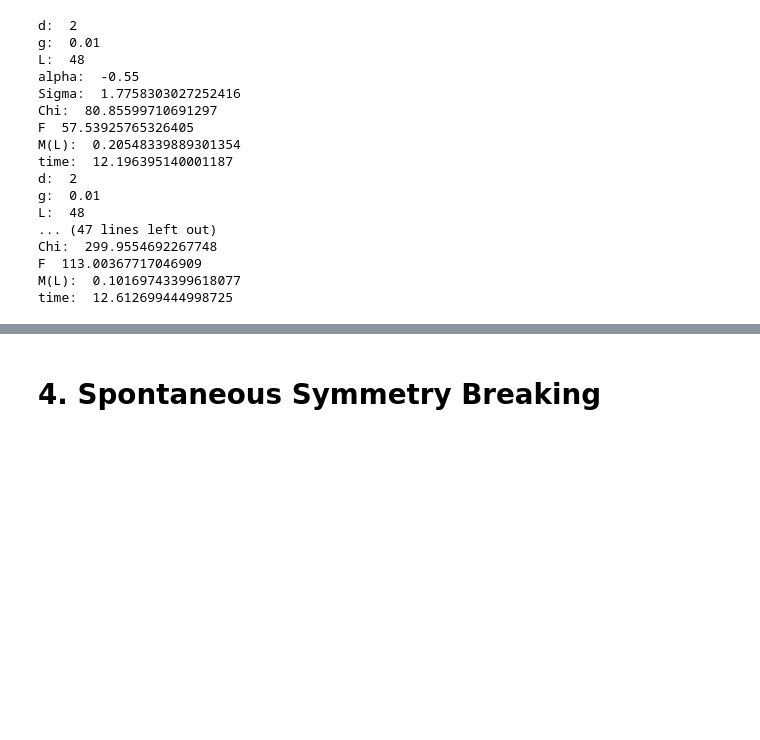
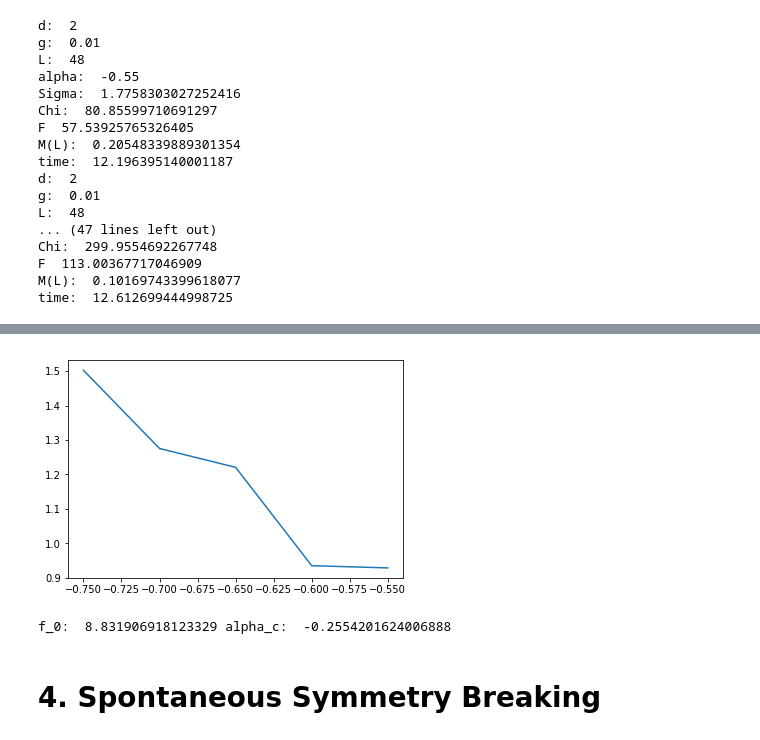
Before and after one commit to farice/QFT-Final-Project, a Jupyter notebook: project1.ipynb, the cells around one changed output, grey strips where cells are left out. Saved outputs shown, nothing was run; the diff lists cells and outputs as text; code cells hidden in the pictures; blank space fills up the shorter version.

```diff
--- a/project1.ipynb
+++ b/project1.ipynb
@@ -680,11 +739,10 @@ d = 4
 L = 12
 g = 0.01
 
-all_sigmas = []
-all_chis = []
-all_Fs = []
+M_Ls = []
+alphas = [-0.55, -0.6, -0.65, -0.7, -0.75]
 
-for alpha in [-0.55, -0.6, -0.65, -0.7, -0.75]:
+for alpha in alphas:
     print("d: ", d)
     print("g: ", g)
     print("L: ", L)
@@ -707,6 +765,6 @@ for alpha in [-0.55, -0.6, -0.65, -0.7, -0.75]:
     print("time: ", dt)
     print("\n")
 
-    all_sigmas.append(sigmas)
-    all_chis.append(chis)
-    all_Fs.append(Fs)
+    M_Ls.append(M_L)
+
+print("M(L)s: ", M_Ls)
@@ -713,3 +789,24 @@ for alpha in [-0.55, -0.6, -0.65, -0.7, -0.75]:
+# %%
+plt.figure()
+
+#alphas = [-0.55, -0.6, -0.65, -0.7, -0.75]
+#M_Ls = [0.5251755788791591, 0.5228013005335937, 0.42906201529167753, 0.41310735767717677, 0.3530101605731351]
+
+M_Ls = np.log(M_Ls) / np.log(0.5)
+
+plt.plot(
+    alphas,
+    M_Ls
+        )
+plt.show()
+
+z = np.polyfit(alphas, M_Ls, 1)
+f_0 = np.power(z[0], 2)
+alpha_c = -1 * z[1] / z[0]
+print("f_0: ", f_0, "alpha_c: ", alpha_c)
+# %% [output]
+[figure, added]
+f_0:  8.831906918123329 alpha_c:  -0.2554201624006888
 # %% [markdown]
 # 4. Spontaneous Symmetry Breaking
 # %%
```
Also changed, not shown: parts of 14 cells of this notebook.
